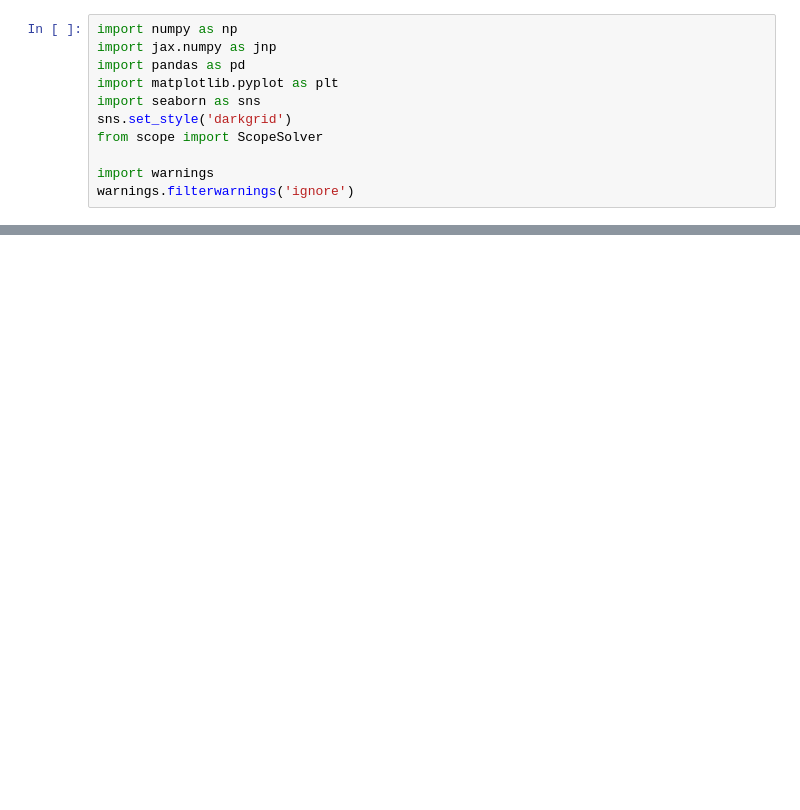
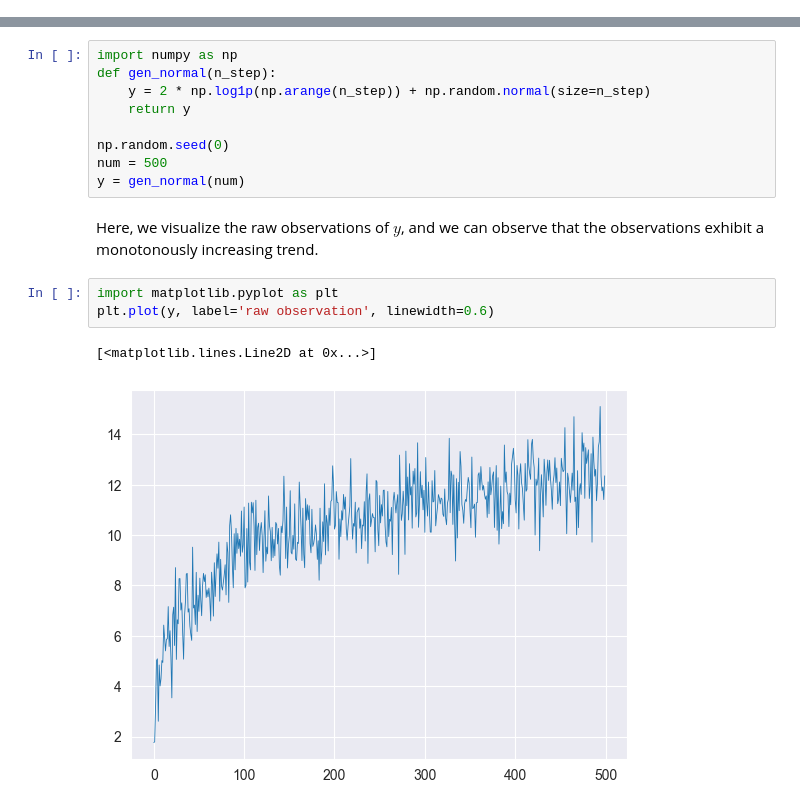
Before and after one commit to abess-team/skscope, a Jupyter notebook: docs/source/examples/Fusion Models/isotonic-regression.ipynb, the cells around one changed output, grey strips where cells are left out. Drawn from its saved outputs; the diff is of its cells as text; blank space fills up the shorter version.

```diff
--- a/docs/source/examples/Fusion Models/isotonic-regression.ipynb
+++ b/docs/source/examples/Fusion Models/isotonic-regression.ipynb
@@ -3,11 +0,0 @@
-# %%
-import numpy as np
-import jax.numpy as jnp
-import pandas as pd
-import matplotlib.pyplot as plt
-import seaborn as sns
-sns.set_style('darkgrid')
-from scope import ScopeSolver
-
-import warnings
-warnings.filterwarnings('ignore')
@@ -13,0 +22,17 @@ warnings.filterwarnings('ignore')
+# %%
+import numpy as np
+def gen_normal(n_step):
+    y = 2 * np.log1p(np.arange(n_step)) + np.random.normal(size=n_step)
+    return y
+
+np.random.seed(0)
+num = 500
+y = gen_normal(num)
+# %% [markdown]
+Here, we visualize the raw observations of $y$, and we can observe that the observations exhibit a monotonously increasing trend.
+# %%
+import matplotlib.pyplot as plt
+plt.plot(y, label='raw observation', linewidth=0.6)
+# %% [output]
+[<matplotlib.lines.Line2D at 0x...>]
+[figure, added]
```
Also changed, not shown: parts of 11 cells of this notebook, 1 other file.
